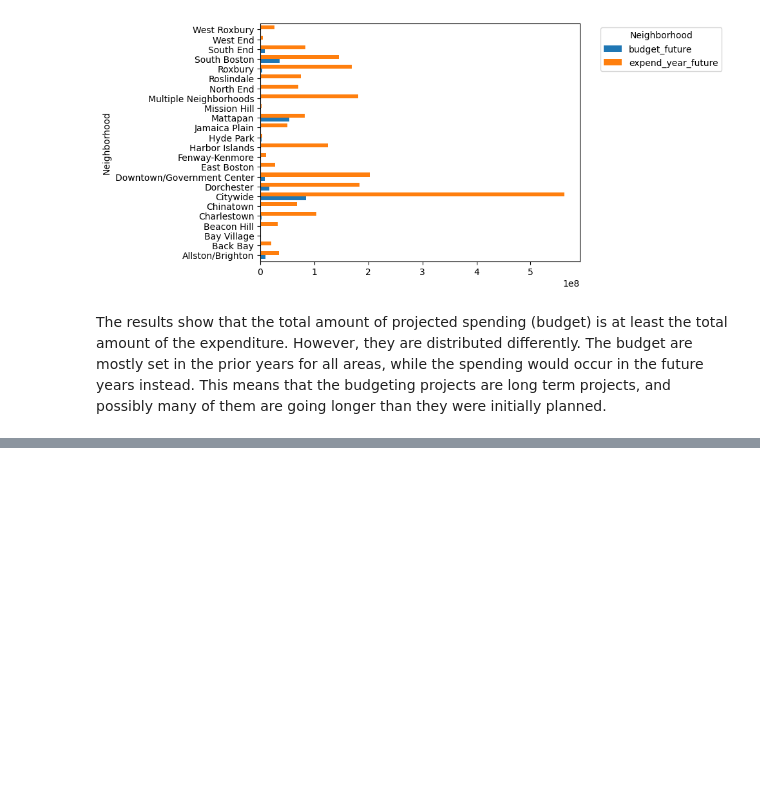
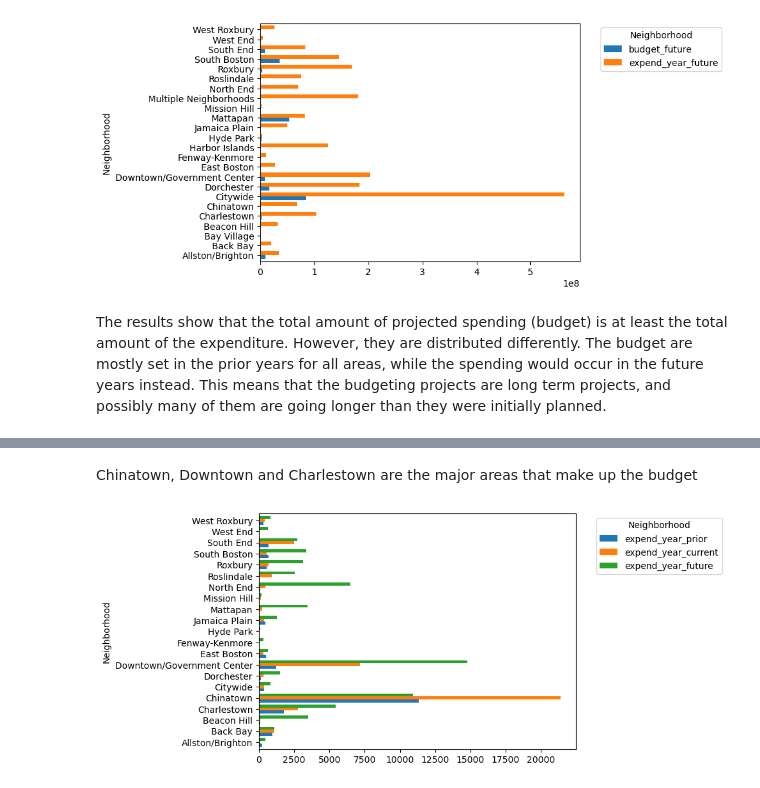
Before and after one commit to BU-Spark/ds-boston-city-budget, a Jupyter notebook: fa23-team-e/area_analysis.ipynb, the cells around one changed output, grey strips where cells are left out. Cells and saved outputs as stored; diff of their text form; code cells hidden in the pictures; blank space fills up the shorter version.

```diff
--- a/fa23-team-e/area_analysis.ipynb
+++ b/fa23-team-e/area_analysis.ipynb
@@ -221,0 +385,12 @@ The results show that the total amount of projected spending (budget) is at leas
+# %% [markdown]
+Chinatown, Downtown and Charlestown are the major areas that make up the budget
+# %%
+capital_budget_area_per_capita['expend_year_prior'] = capital_budget_area_per_capita[['Capital_Year_0', 'Grant_Year_0', 'Capital_Expended', 'Grant_Expended']].sum(axis=1)
+capital_budget_area_per_capita['expend_year_current'] = capital_budget_area_per_capita[['Capital_Year_1', 'Grant_Year_1']].sum(axis=1)
+capital_budget_area_per_capita['expend_year_future'] = capital_budget_area_per_capita[['Capital_Year_2_5', 'GrantYear_2_5']].sum(axis=1)
+
+capital_budget_area_per_capita[['Neighborhood', 'expend_year_prior', 'expend_year_current', 'expend_year_future']].plot.barh(x='Neighborhood',  width=0.8)
+plt.legend(title='Neighborhood', bbox_to_anchor=(1.05, 1), loc='upper left')
+plt.show()
+# %% [output]
+[figure, added]
```
Also changed, not shown: parts of 20 cells of this notebook, 2 other files.
